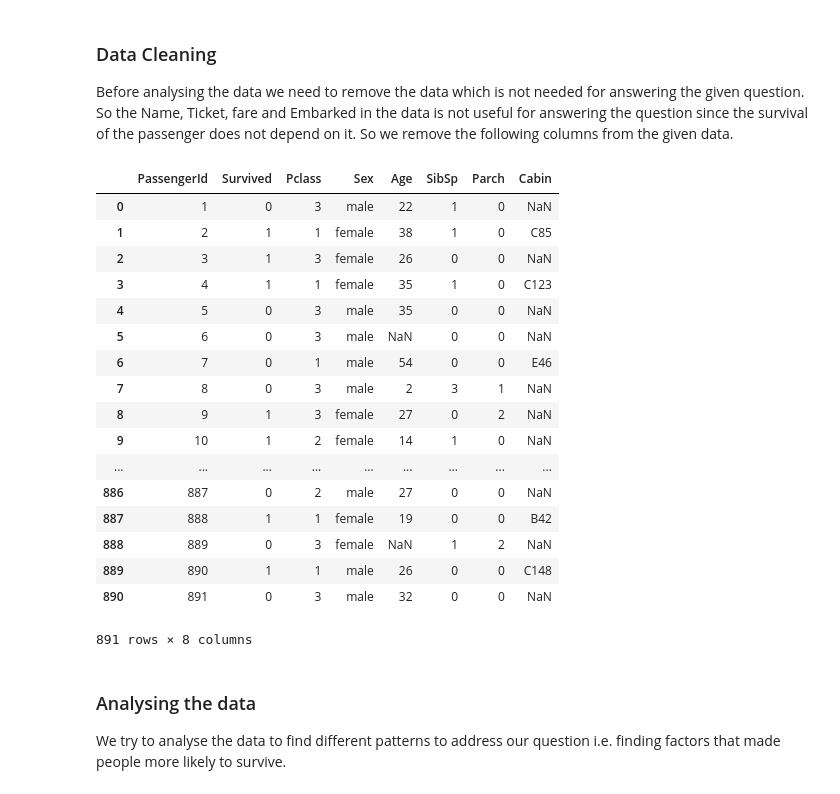
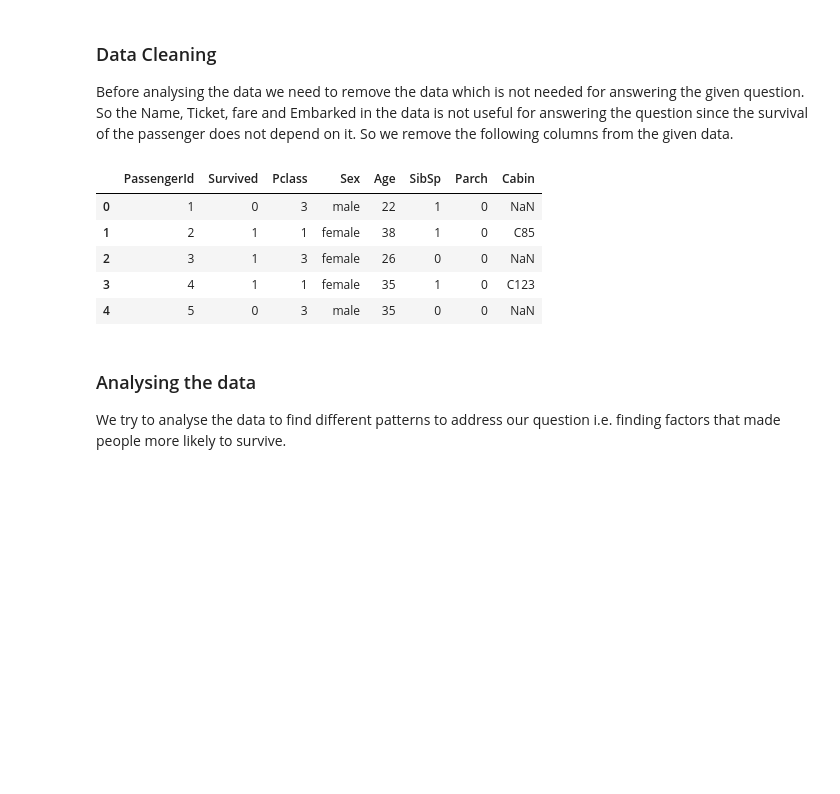
Before and after one commit to yashtanna93/Udacity_Data-Analyst-NanoDegree_Project2_Investigate-a-Dataset, a Jupyter notebook: Project - Investigate a Dataset.ipynb, the cells around one changed output. Cells and saved outputs as stored; diff of their text form; code cells hidden in the pictures; blank space fills up the shorter version.

```diff
--- a/Project - Investigate a Dataset.ipynb
+++ b/Project - Investigate a Dataset.ipynb
@@ -37,26 +25,14 @@ df
 Before analysing the data we need to remove the data which is not needed for answering the given question. So the Name, Ticket, fare and Embarked in the data is not useful for answering the question since the survival of the passenger does not depend on it. So we remove the following columns from the given data.
 # %%
 df = df.drop(['Name', 'Ticket', 'Fare', 'Embarked'], axis=1)
-df
+df.head()
 # %% [output]
 |  | PassengerId | Survived | Pclass | Sex | Age | SibSp | Parch | Cabin |
 | 0 | 1 | 0 | 3 | male | 22 | 1 | 0 | NaN |
 | 1 | 2 | 1 | 1 | female | 38 | 1 | 0 | C85 |
 | 2 | 3 | 1 | 3 | female | 26 | 0 | 0 | NaN |
 | 3 | 4 | 1 | 1 | female | 35 | 1 | 0 | C123 |
 | 4 | 5 | 0 | 3 | male | 35 | 0 | 0 | NaN |
-| 5 | 6 | 0 | 3 | male | NaN | 0 | 0 | NaN |
-| 6 | 7 | 0 | 1 | male | 54 | 0 | 0 | E46 |
-| 7 | 8 | 0 | 3 | male | 2 | 3 | 1 | NaN |
-| 8 | 9 | 1 | 3 | female | 27 | 0 | 2 | NaN |
-| 9 | 10 | 1 | 2 | female | 14 | 1 | 0 | NaN |
-| ... | ... | ... | ... | ... | ... | ... | ... | ... |
-| 886 | 887 | 0 | 2 | male | 27 | 0 | 0 | NaN |
-| 887 | 888 | 1 | 1 | female | 19 | 0 | 0 | B42 |
-| 888 | 889 | 0 | 3 | female | NaN | 1 | 2 | NaN |
-| 889 | 890 | 1 | 1 | male | 26 | 0 | 0 | C148 |
-| 890 | 891 | 0 | 3 | male | 32 | 0 | 0 | NaN |
-891 rows × 8 columns
 # %% [markdown]
 ### Analysing the data
 
```
Also changed, not shown: parts of 8 cells of this notebook, 2 other files.
